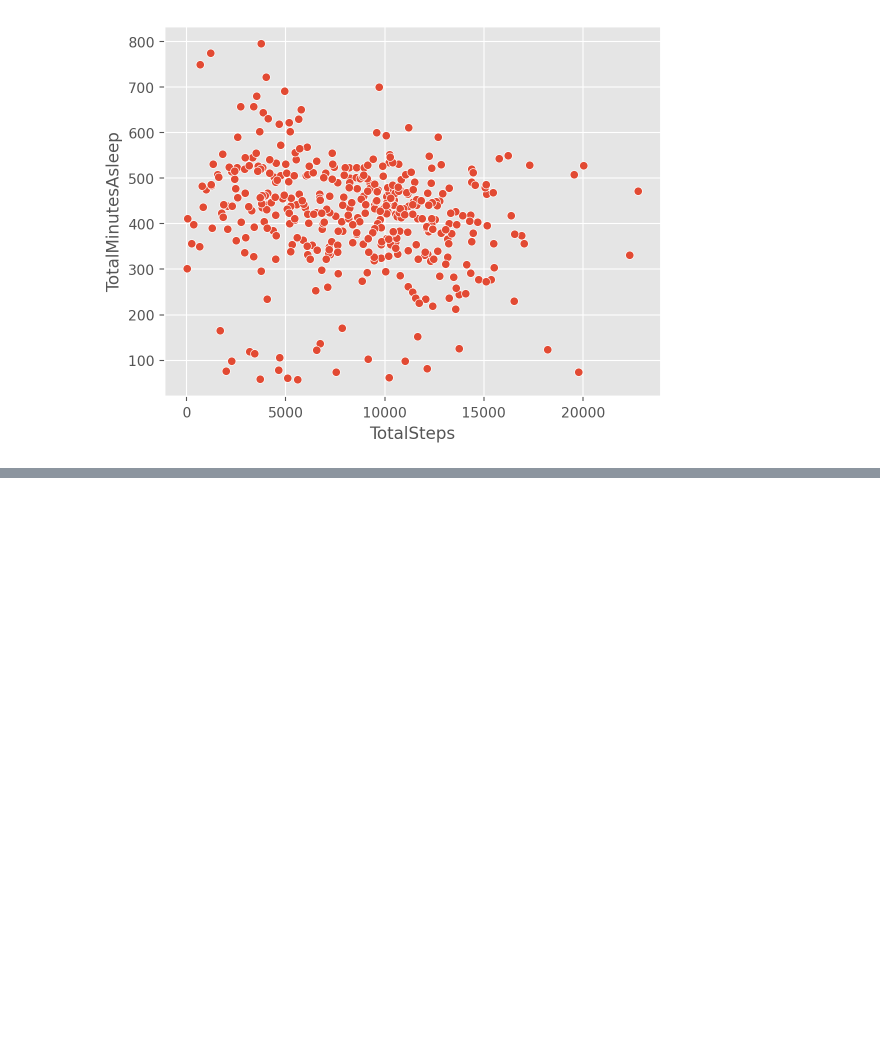
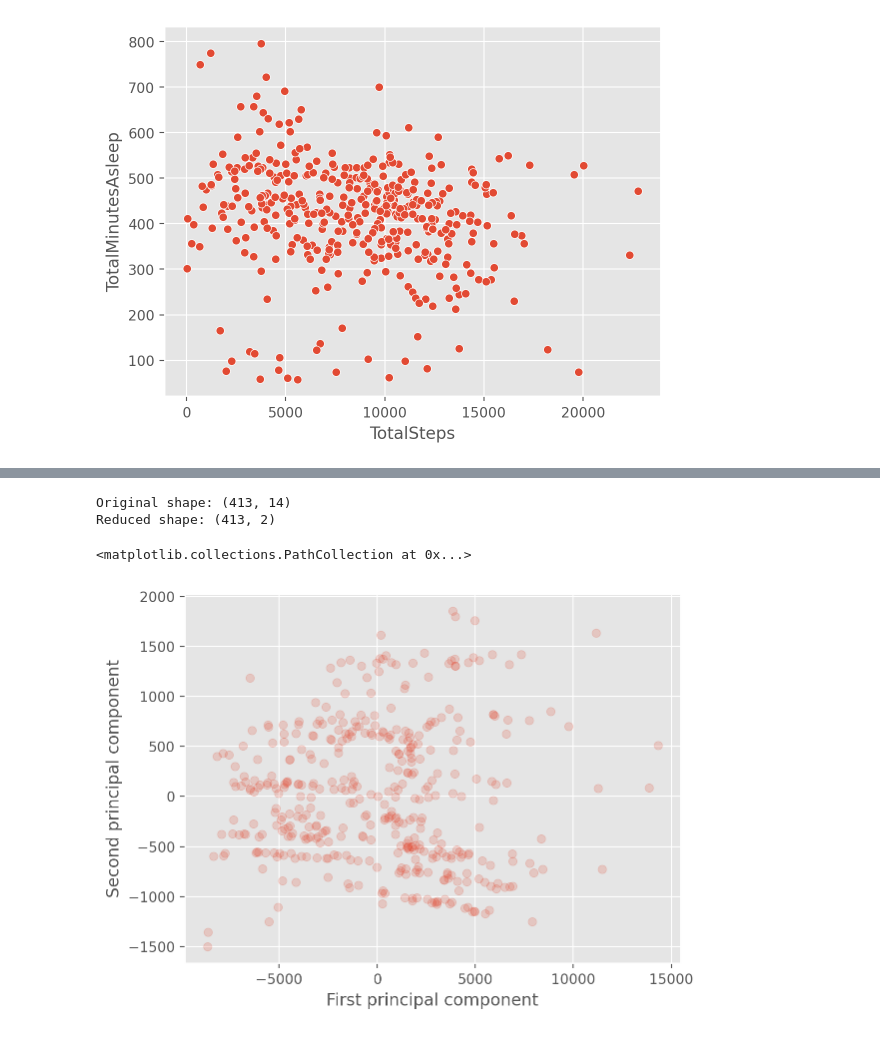
Before and after one commit to gordmo/DataScience-303, a Jupyter notebook: final_project/final_project.ipynb, the cells around one changed output, grey strips where cells are left out. Drawn from its saved outputs; the diff is of its cells as text; code cells hidden in the pictures; blank space fills up the shorter version.

```diff
--- a/final_project/final_project.ipynb
+++ b/final_project/final_project.ipynb
@@ -110,0 +128,16 @@ plt.show()
+# %%
+from sklearn.decomposition import PCA
+pca = PCA(n_components=2)
+pca.fit(final_df)
+X_pca = pca.transform(final_df)
+print("Original shape: {}".format(str(final_df.shape)))
+print("Reduced shape: {}".format(str(X_pca.shape)))
+
+plt.xlabel('First principal component')
+plt.ylabel('Second principal component')
+plt.scatter(X_pca[:, 0], X_pca[:, 1], alpha=0.2)
+# %% [output]
+Original shape: (413, 14)
+Reduced shape: (413, 2)
+<matplotlib.collections.PathCollection at 0x...>
+[figure, added]
```
Also changed, not shown: parts of 4 cells of this notebook, 2 other files.
